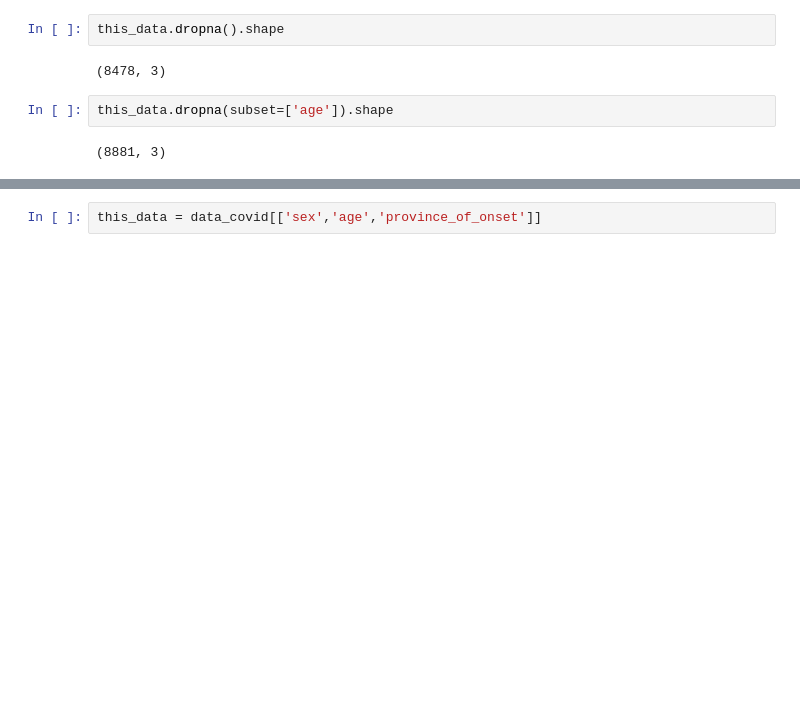
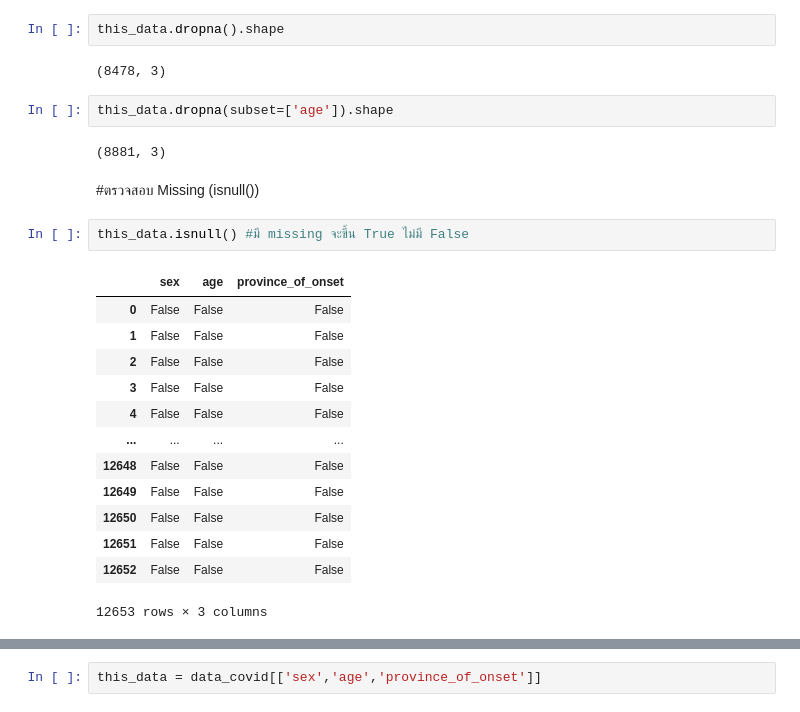
Before and after one commit to BestApisit/data_viz_2022, a Jupyter notebook: Pandas101.ipynb, the cells around one changed output, grey strips where cells are left out. Drawn from its saved outputs; the diff is of its cells as text; blank space fills up the shorter version.

```diff
--- a/Pandas101.ipynb
+++ b/Pandas101.ipynb
@@ -525,3 +545,21 @@ this_data.dropna().shape
 this_data.dropna(subset=['age']).shape
 # %% [output]
 (8881, 3)
+# %% [markdown]
+#ตรวจสอบ Missing (isnull())
+# %%
+this_data.isnull() #มี missing จะขึ้น True ไม่มี False
+# %% [output]
+|  | sex | age | province_of_onset |
+| 0 | False | False | False |
+| 1 | False | False | False |
+| 2 | False | False | False |
+| 3 | False | False | False |
+| 4 | False | False | False |
+| ... | ... | ... | ... |
+| 12648 | False | False | False |
+| 12649 | False | False | False |
+| 12650 | False | False | False |
+| 12651 | False | False | False |
+| 12652 | False | False | False |
+12653 rows × 3 columns
```
Also changed, not shown: parts of 42 cells of this notebook.
